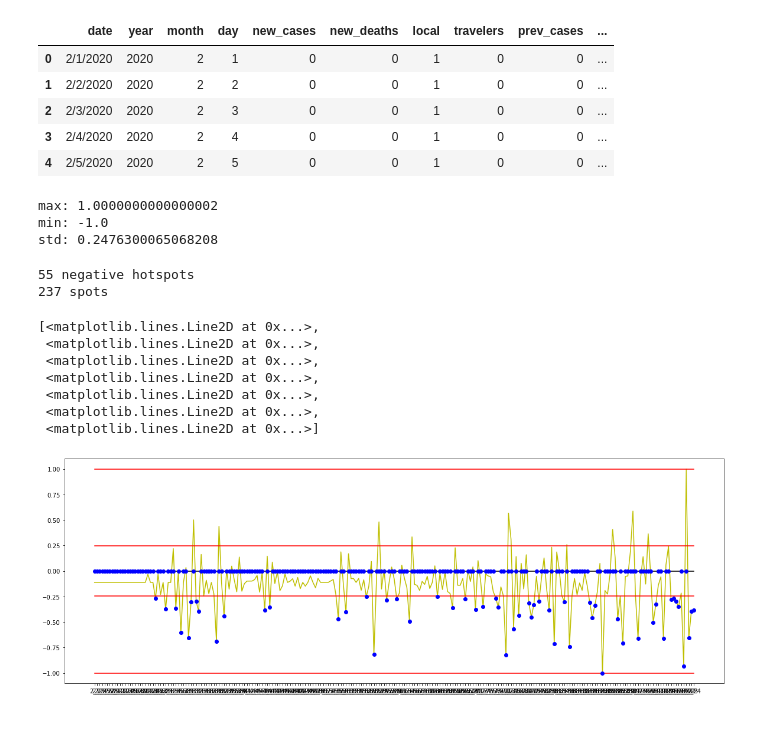
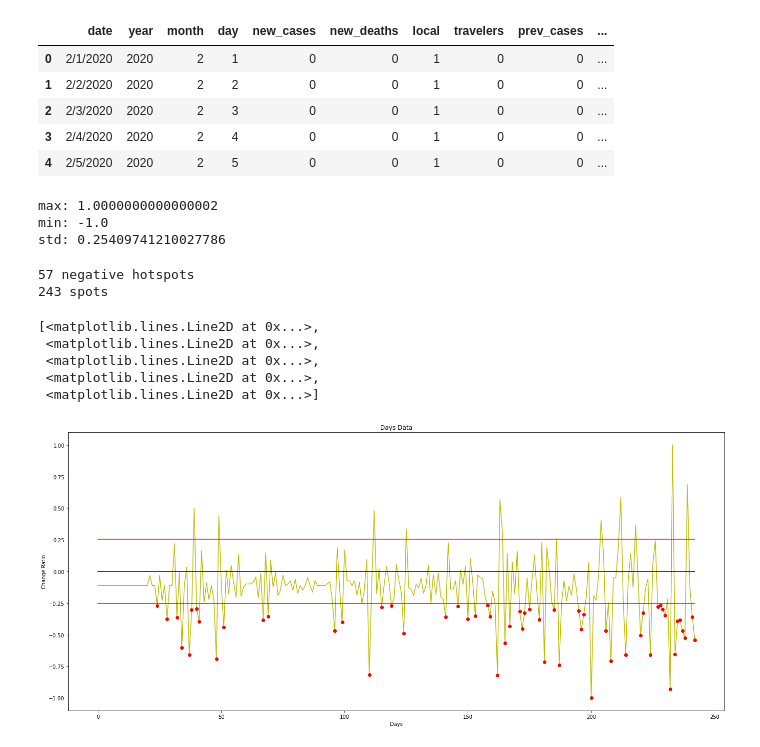
Before and after one commit to aliharakeh/M2-Project, a Jupyter notebook: Project_Final_Scripts/hotspots/hotspot.ipynb, the cells around one changed output. Drawn from its saved outputs; the diff is of its cells as text; code cells hidden in the pictures.

```diff
--- a/Project_Final_Scripts/hotspots/hotspot.ipynb
+++ b/Project_Final_Scripts/hotspots/hotspot.ipynb
@@ -23,7 +23,7 @@ df.head()
 | 3 | 2/4/2020 | 2020 | 2 | 4 | 0 | 0 | 1 | 0 | 0 | ... |
 | 4 | 2/5/2020 | 2020 | 2 | 5 | 0 | 0 | 1 | 0 | 0 | ... |
 # %%
-x = df.month.map(str) + '_' + df.day.map(str)
+x =  [i for i in range(len(df))] # df.month.map(str) + '_' + df.day.map(str)
 y = df.diff_avg_ratio
 
 zero = [0 for _ in range(len(x))]
@@ -44,7 +44,7 @@ print('std:', std_value)
 # %% [output]
 max: 1.0000000000000002
 min: -1.0
-std: 0.2476300065068208
+std: 0.25409741210027786
 # %%
 hotspots_data = []
 hotspots = []
@@ -72,34 +72,34 @@ for index, row in df.iterrows():
         hotspots.append(row.diff_avg_ratio)
 
     else:
-        hotspots.append(0)
+        hotspots.append(None)
 
 
 print(len(hotspots_data), 'negative hotspots')
 print(len(hotspots), 'spots')
 # %% [output]
-55 negative hotspots
-237 spots
+57 negative hotspots
+243 spots
 # %%
-plt.figure(figsize=(20, 7))
-plt.plot(
+f, g = plt.subplots(figsize=(23, 10))
+g.set_title('Days Data')
+g.set(xlabel='Days', ylabel='Change Ratio')
+g.plot(
     x, y, 'y',
     x, zero, 'black',
-    x, maximum, 'r',
-    x, minimum, 'r',
+#     x, maximum, 'r',
+#     x, minimum, 'r',
     x, pos_std, 'r',
     x, neg_std, 'r',
-    x, hotspots, 'bo'
+    x, hotspots, 'ro'
 )
 # %% [output]
 [<matplotlib.lines.Line2D at 0x...>,
  <matplotlib.lines.Line2D at 0x...>,
  <matplotlib.lines.Line2D at 0x...>,
  <matplotlib.lines.Line2D at 0x...>,
- <matplotlib.lines.Line2D at 0x...>,
- <matplotlib.lines.Line2D at 0x...>,
  <matplotlib.lines.Line2D at 0x...>]
-[figure, old version]
+[figure, new version]
 # %%
 for hotspot in hotspots_data:
     print(hotspot)
```
Also changed, not shown: parts of 3 cells of this notebook, 30 other files.
